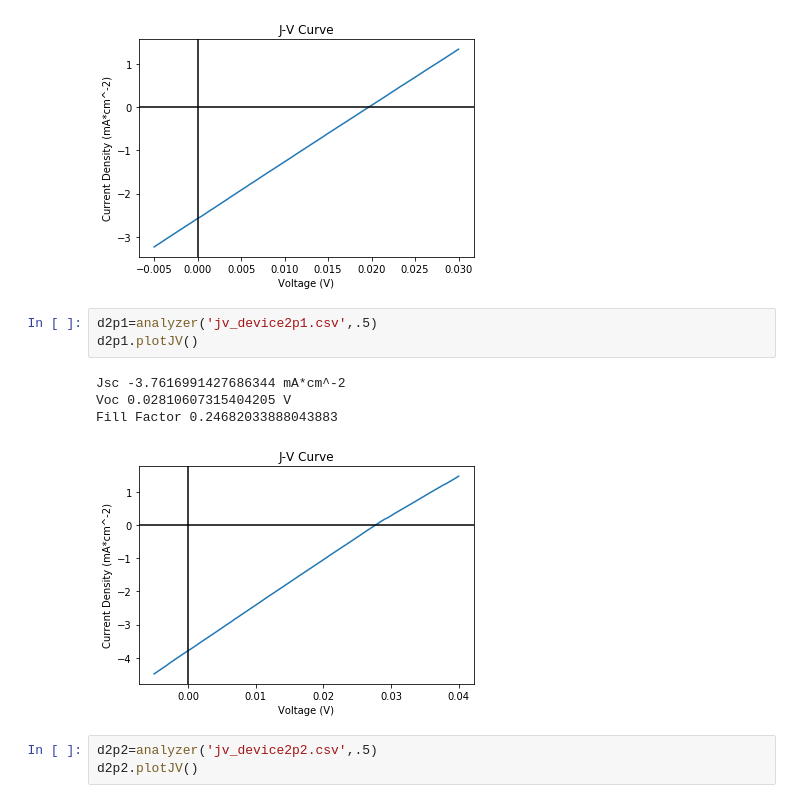
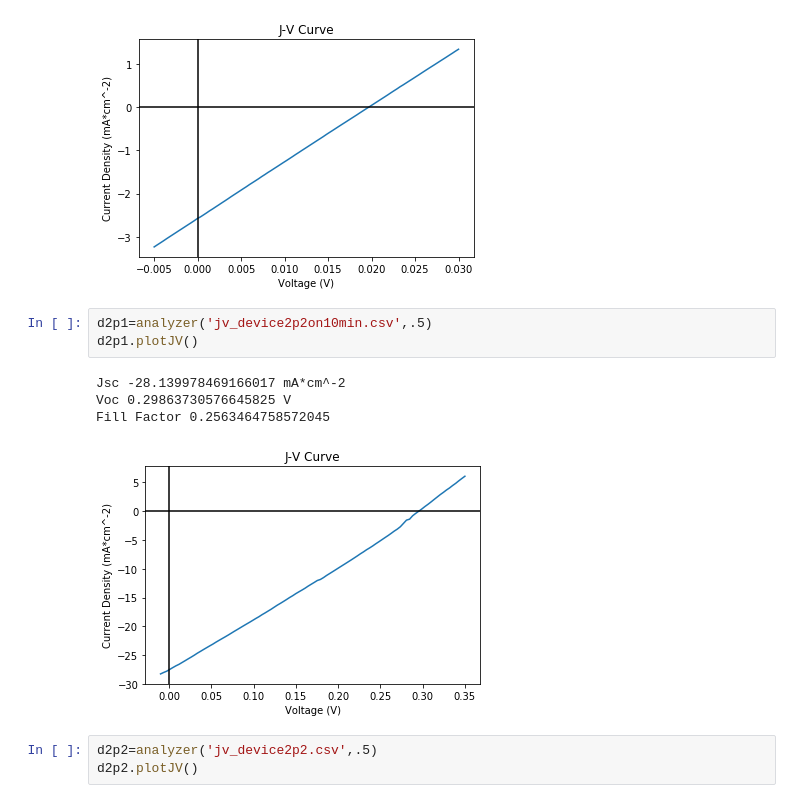
Before and after one commit to Wellesley-Solar/Keithley_Tools, a Jupyter notebook: Keithley.ipynb, the cells around one changed output. Cells and saved outputs as stored; diff of their text form.

```diff
--- a/Keithley.ipynb
+++ b/Keithley.ipynb
@@ -227,13 +228,13 @@ Voc 0.019679372418190604 V
 Fill Factor 0.24923656135444613
 [figure]
 # %%
-d2p1=analyzer('jv_device2p1.csv',.5)
+d2p1=analyzer('jv_device2p2on10min.csv',.5)
 d2p1.plotJV()
 # %% [output]
-Jsc -3.7616991427686344 mA*cm^-2
-Voc 0.02810607315404205 V
-Fill Factor 0.24682033888043883
+Jsc -28.139978469166017 mA*cm^-2
+Voc 0.29863730576645825 V
+Fill Factor 0.2563464758572045
-[figure, old version]
+[figure, new version]
 # %%
 d2p2=analyzer('jv_device2p2.csv',.5)
 d2p2.plotJV()
```
Also changed, not shown: parts of 6 cells of this notebook.
